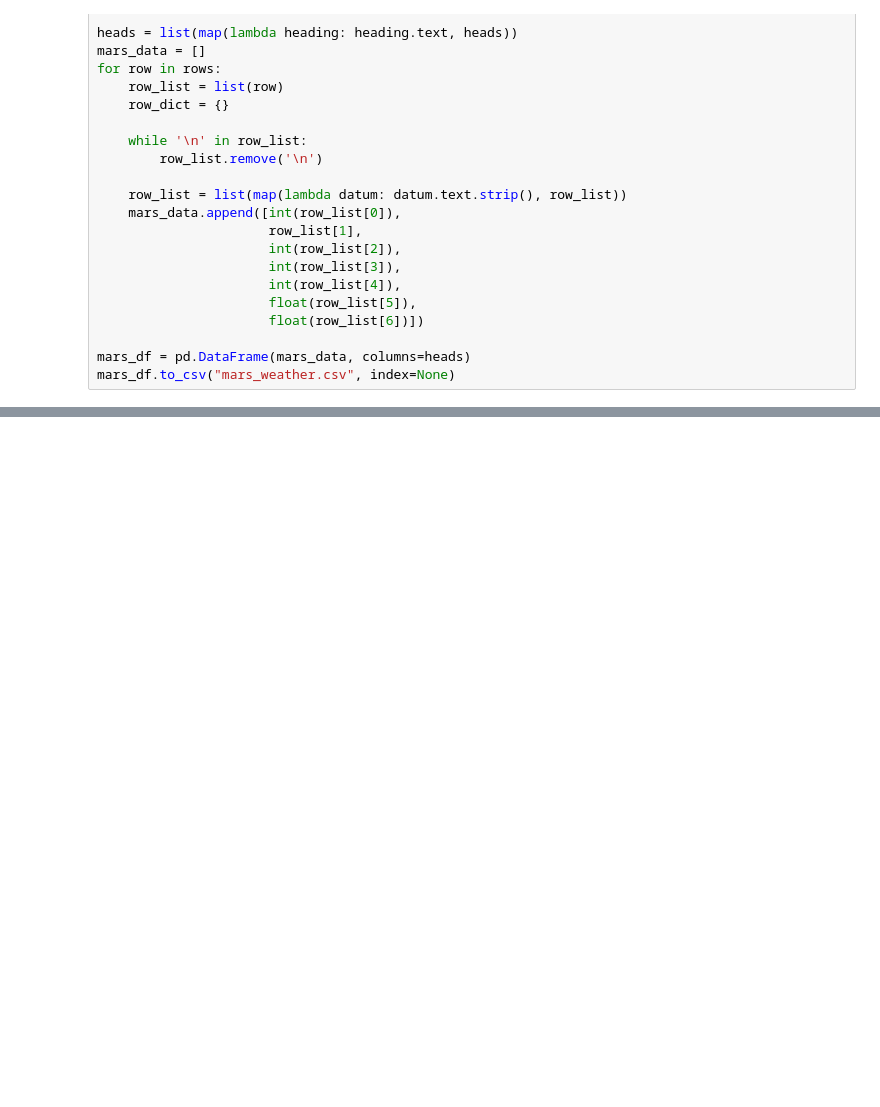
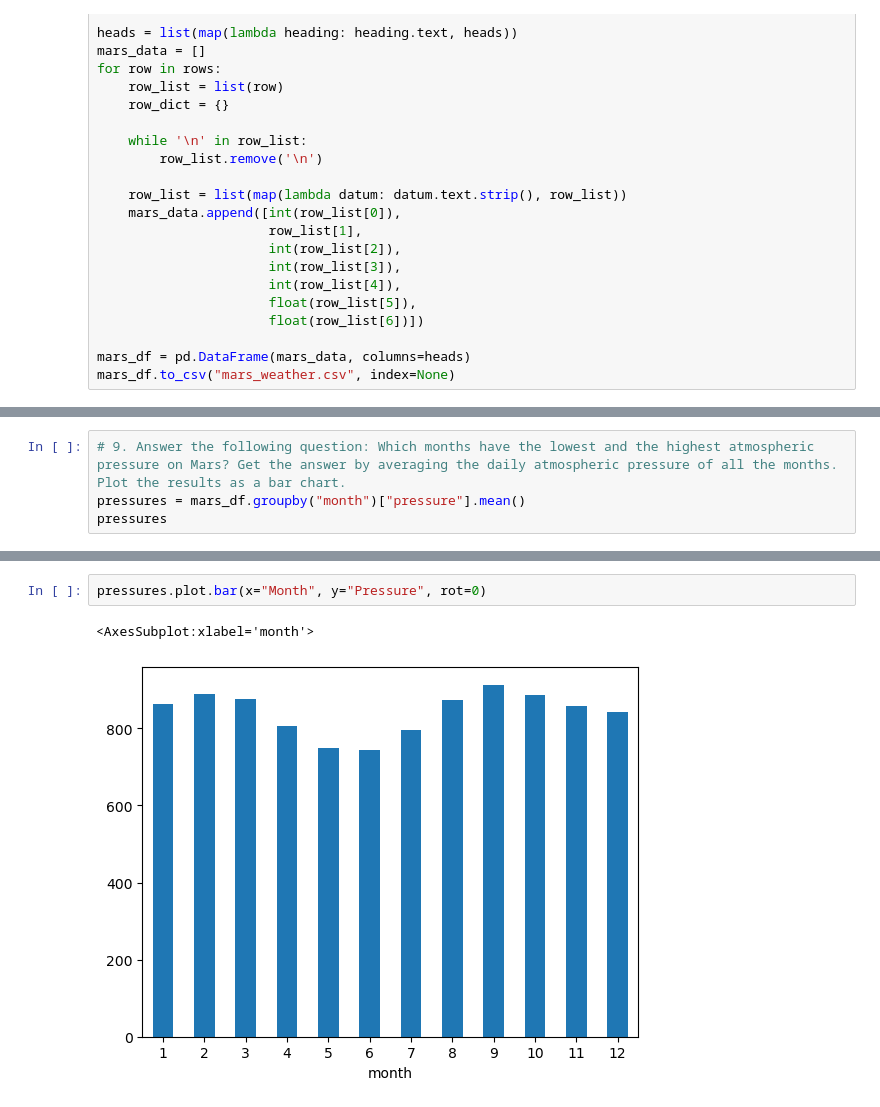
Before and after one commit to kwinterling/Mission-to-Mars, a Jupyter notebook: mars_data_challenge_part_2.ipynb, the cells around one changed output, grey strips where cells are left out. Drawn from its saved outputs; the diff is of its cells as text; blank space fills up the shorter version.

```diff
--- a/mars_data_challenge_part_2.ipynb
+++ b/mars_data_challenge_part_2.ipynb
@@ -55,0 +128,4 @@ mars_df.to_csv("mars_weather.csv", index=None)
+# %%
+# 9. Answer the following question: Which months have the lowest and the highest atmospheric pressure on Mars? Get the answer by averaging the daily atmospheric pressure of all the months. Plot the results as a bar chart.
+pressures = mars_df.groupby("month")["pressure"].mean()
+pressures
@@ -55,0 +147,5 @@ mars_df.to_csv("mars_weather.csv", index=None)
+# %%
+pressures.plot.bar(x="Month", y="Pressure", rot=0)
+# %% [output]
+<AxesSubplot:xlabel='month'>
+[figure, added]
```
Also changed, not shown: parts of 15 cells of this notebook.
